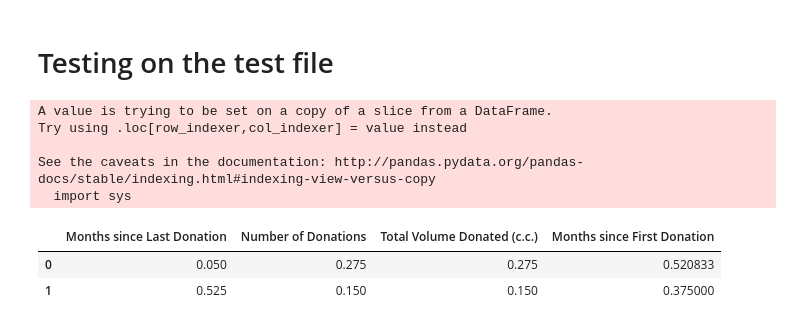
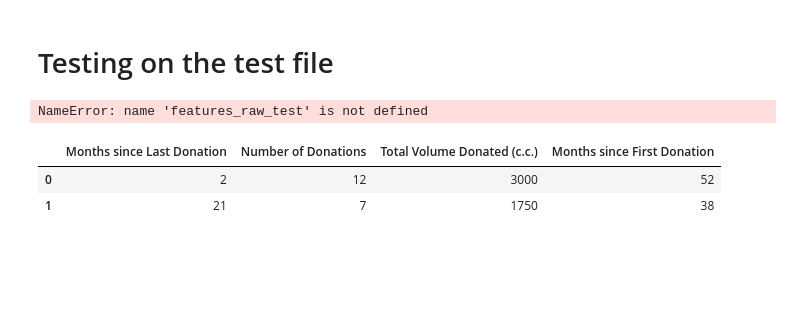
Before and after one commit to arnavkundu/blooddonate, a Jupyter notebook: BloodDonate/Blood Donate.ipynb, the cells around one changed output. Cells and saved outputs as stored; diff of their text form; code cells hidden in the pictures; blank space fills up the shorter version.

```diff
--- a/BloodDonate/Blood Donate.ipynb
+++ b/BloodDonate/Blood Donate.ipynb
@@ -418,27 +474,24 @@ F-score on testing data: 0.5051
 # %% [markdown]
 # Testing on the test file
 # %%
-clf_test = SVC(random_state=1, probability=True)
+clf_test = best_clf
 clf_test = clf_test.fit(X_train[:int(X_train.shape[0])], y_train[:int(X_train.shape[0])]) #sample_weight=sample_size
 predictions_test_file = best_clf.predict_proba(features_raw_test[['Months since Last Donation' , 'Number of Donations', 'Total Volume Donated (c.c.)' , 'Months since First Donation']])
+# %% [output]
+NameError: name 'features_raw_test' is not defined
 # %%
 from sklearn.preprocessing import MinMaxScaler
 
 # Initialize a scaler, then apply it to the features
 scaler = MinMaxScaler()
 features_raw_test = test[['Months since Last Donation' , 'Number of Donations', 'Total Volume Donated (c.c.)' , 'Months since First Donation']]
 numerical = ['Months since Last Donation' , 'Number of Donations', 'Total Volume Donated (c.c.)' , 'Months since First Donation']
-features_raw_test[numerical] = scaler.fit_transform(test[numerical])
+#features_raw_test[numerical] = scaler.fit_transform(test[numerical])
 
 # Show an example of a record with scaling applied
 display(features_raw_test.head(2))
 # %% [output]
-A value is trying to be set on a copy of a slice from a DataFrame.
-Try using .loc[row_indexer,col_indexer] = value instead
-
-See the caveats in the documentation: http://pandas.pydata.org/pandas-docs/stable/indexing.html#indexing-view-versus-copy
-  import sys
 |  | Months since Last Donation | Number of Donations | Total Volume Donated (c.c.) | Months since First Donation |
-| 0 | 0.050 | 0.275 | 0.275 | 0.520833 |
-| 1 | 0.525 | 0.150 | 0.150 | 0.375000 |
+| 0 | 2 | 12 | 3000 | 52 |
+| 1 | 21 | 7 | 1750 | 38 |
 # %%
```
Also changed, not shown: parts of 19 cells of this notebook, 3 other files.
